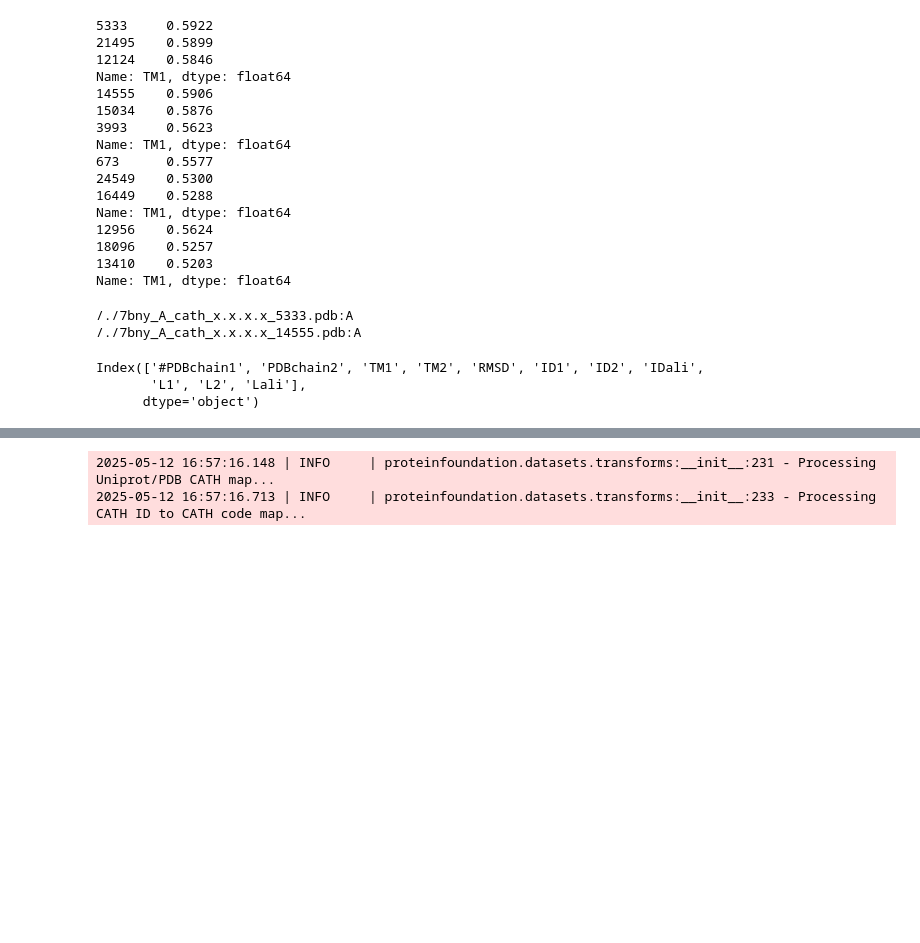
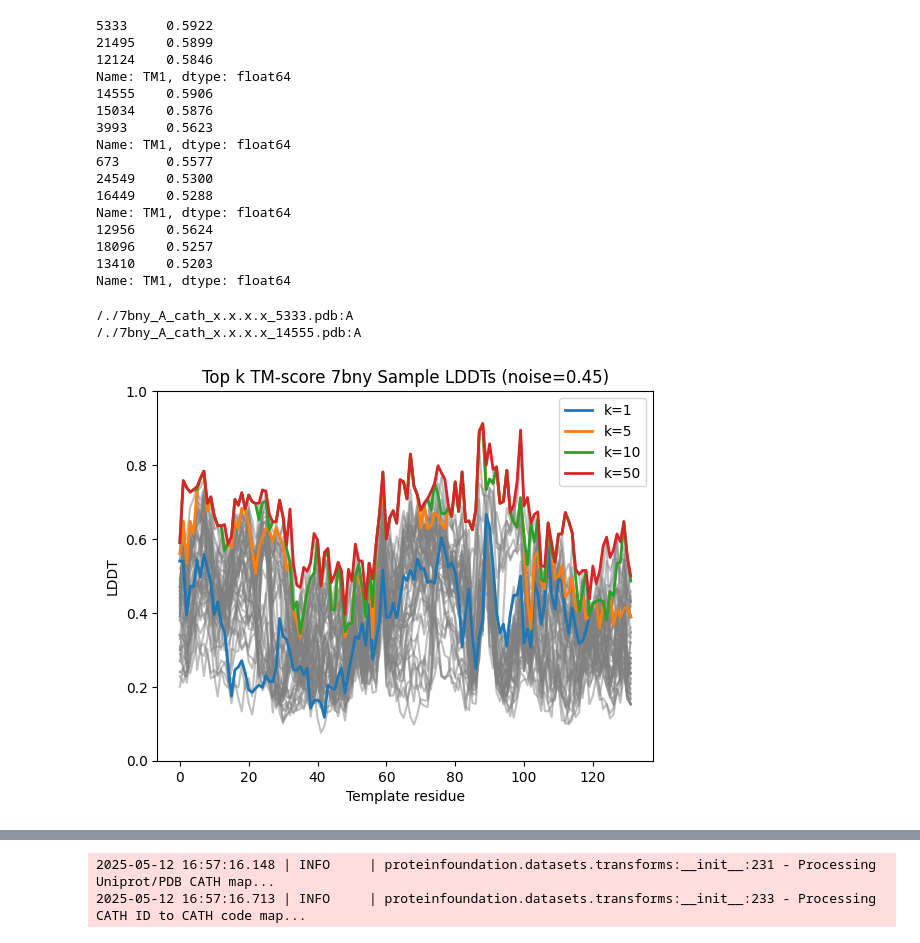
Before and after one commit to Yuwan3154/proteina, a Jupyter notebook: proteina.ipynb, the cells around one changed output, grey strips where cells are left out. Cells and saved outputs as stored; diff of their text form; code cells hidden in the pictures; blank space fills up the shorter version.

Commit message:
Updated LDDT figure

```diff
--- a/proteina.ipynb
+++ b/proteina.ipynb
@@ -152,9 +152,75 @@ print(seq_finetune_all_purge_7bny_noise_060_aln_df.sort_values(by="TM1", ascendi
 # %% [output]
 /./7bny_A_cath_x.x.x.x_5333.pdb:A
 /./7bny_A_cath_x.x.x.x_14555.pdb:A
-# %%
-seq_finetune_all_purge_7bny_noise_045_aln_df.columns
-# %% [output]
-Index(['#PDBchain1', 'PDBchain2', 'TM1', 'TM2', 'RMSD', 'ID1', 'ID2', 'IDali',
-       'L1', 'L2', 'Lali'],
-      dtype='object')
+# %%
+from pathlib import Path
+from Bio.PDB import PDBParser, is_aa
+import numpy as np
+
+alpha_1 = list("ARNDCQEGHILKMFPSTWYVX-")
+states = len(alpha_1)
+alpha_3 = ['ALA','ARG','ASN','ASP','CYS','GLN','GLU','GLY','HIS','ILE',
+            'LEU','LYS','MET','PHE','PRO','SER','THR','TRP','TYR','VAL','UNK','GAP']
+
+aa_1_N = {a:n for n,a in enumerate(alpha_1)}
+aa_3_N = {a:n for n,a in enumerate(alpha_3)}
+aa_N_1 = {n:a for n,a in enumerate(alpha_1)}
+aa_N_3 = {n:a for n,a in enumerate(alpha_3)}
+aa_1_3 = {a:b for a,b in zip(alpha_1,alpha_3)}
+aa_3_1 = {b:a for a,b in zip(alpha_1,alpha_3)}
+
+
+def get_atom_pdb(pdb_file, chain_id, atom_id="CA", model_id=0):
+    pdb_parser = PDBParser(QUIET=True)
+    pdb = pdb_parser.get_structure("", pdb_file)
+    model = pdb[model_id]
+    chain = model[chain_id]
+    seq = []
+    coords = []
+    for res in chain.get_residues():
+        if is_aa(res) and res.get_resname() in aa_3_1:
+            # Append the coordinates of each atom
+            # Skip any without a CA atom
+            ca_coord = [atom.get_coord() for atom in res if atom.name == atom_id]
+            if len(ca_coord) > 0:
+                coords.append(ca_coord[0])
+                seq.append(aa_3_1[res.get_resname()])
+    # Convert coordinates list to numpy array
+    coords = np.array(coords)
+    return coords, seq
+
+# Implement local distance difference test with cutoff of 0.5A, 1.0A, 2.0A, 4.0A. The global cutoff for averaging is 15A.
+def compute_lddt(gt_coord, template_coord, cutoff=15, local_cutoff=[0.5, 1.0, 2.0, 4.0]):
+    gt_dist = np.linalg.norm(gt_coord[None, :, :] - gt_coord[:, None, :], axis=-1)
+    template_dist = np.linalg.norm(template_coord[None, :, :] - template_coord[:, None, :], axis=-1)
+    global_dist_mask = gt_dist < cutoff
+    dist_diff = np.abs(gt_dist - template_dist)
+    local_dist_mask = np.zeros((len(local_cutoff), len(gt_coord), len(gt_coord)))
+    for i, cutoff in enumerate(local_cutoff):
+        local_dist_mask[i] = dist_diff < cutoff
+    lddt = np.mean(local_dist_mask, axis=0)
+    lddt = (global_dist_mask * lddt).sum(axis=0) / global_dist_mask.sum(axis=0)
+    return lddt
+
+gt_pdb = "/home/jupyter-chenxi/data/7bny_example/7bny.pdb"
+gt_coord, gt_seq = get_atom_pdb(gt_pdb, "A")
+top_k = 50
+template_pdbs = seq_finetune_all_purge_7bny_noise_045_aln_df.sort_values(by="TM1", ascending=False).head(top_k)["PDBchain2"]
+lddt_list = []
+for template_pdb in template_pdbs:
+    template_pdb = Path("/home/jupyter-chenxi/proteina/inference/inference_seq_cond_sampling_finetune-all_21-seq_purge-7bny_045-noise/7bny_A") / template_pdb.split(":")[0][1:]
+    template_coord, template_seq = get_atom_pdb(template_pdb, "A")
+
+    lddt = compute_lddt(gt_coord, template_coord, cutoff=15, local_cutoff=[0.5, 1.0, 2.0, 4.0])
+    lddt_list.append(lddt)
+
+for i in range(len(lddt_list)): plt.plot(lddt_list[i], alpha=0.5, color="gray")
+for k in [1 , 5, 10, 50]: plt.plot(np.max(lddt_list[:k], axis=0), label=f"k={k}", linewidth=2)
+plt.xlabel("Template residue")
+plt.ylabel("LDDT")
+plt.ylim(0, 1)
+plt.title(f"Top k TM-score 7bny Sample LDDTs (noise=0.45)")
+plt.legend()
+plt.show()
+# %% [output]
+[figure, added]
```
Also changed, not shown: parts of 9 cells of this notebook.
